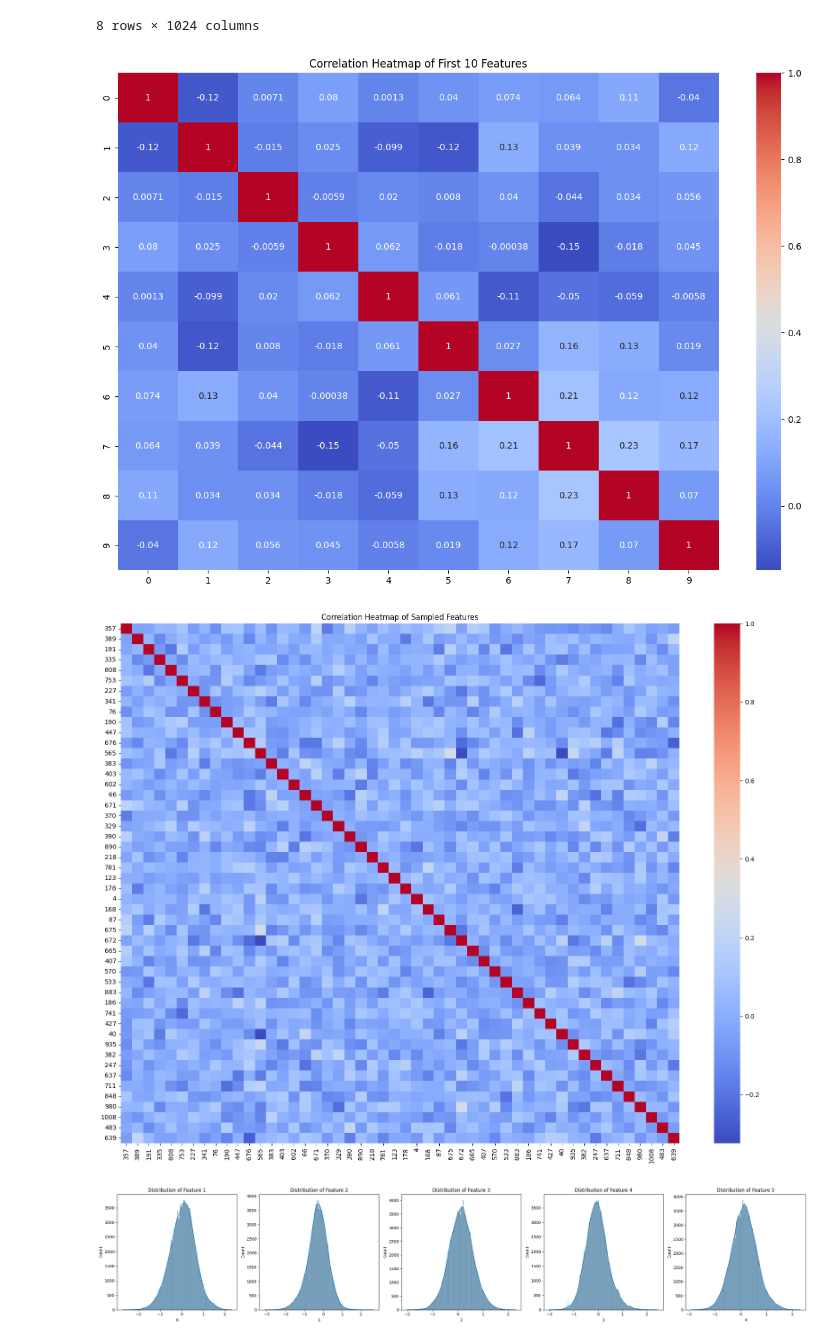
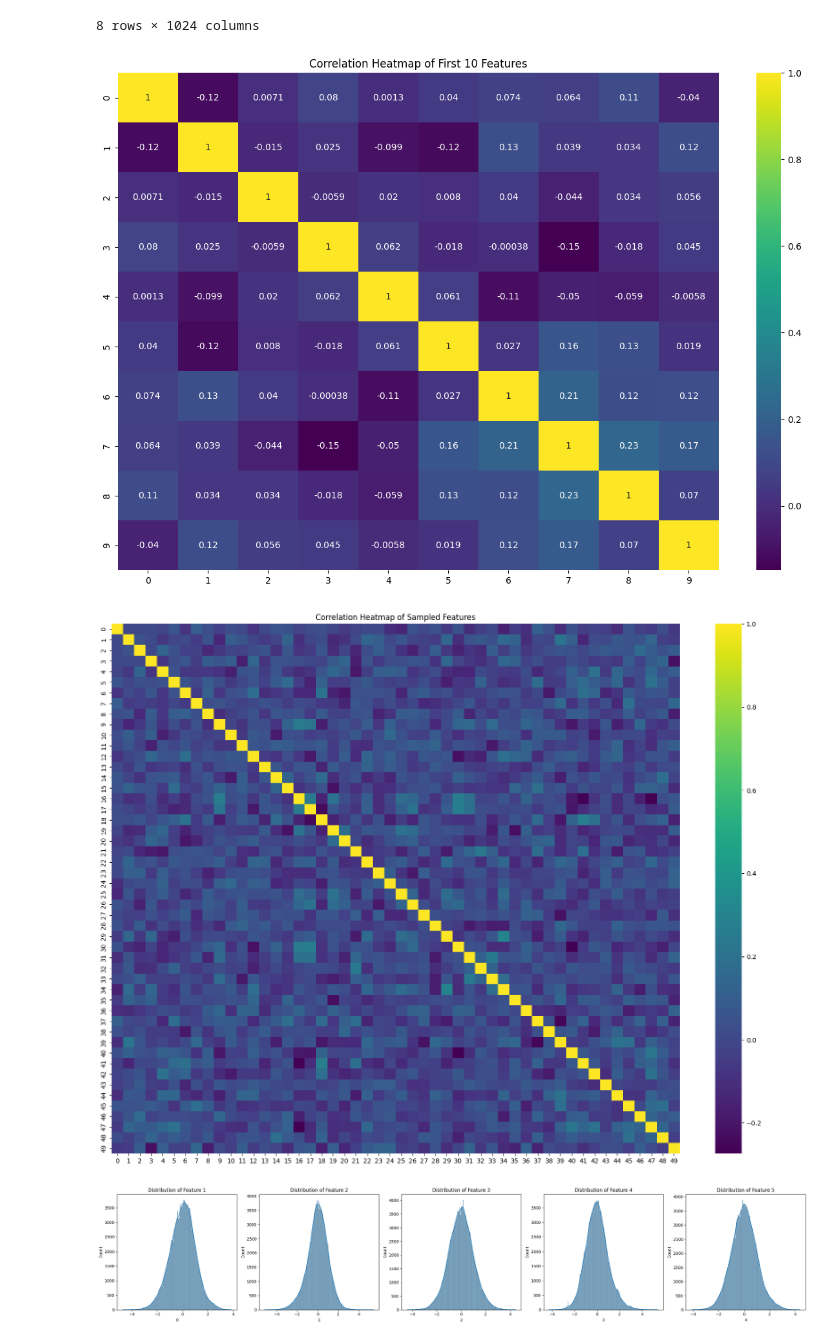
Before and after one commit to Heisenberg-2207/DA5401, a Jupyter notebook: Aniket/Project/scripts/main.ipynb, the cells around one changed output. Cells and saved outputs as stored; diff of their text form; code cells hidden in the pictures.

```diff
--- a/Aniket/Project/scripts/main.ipynb
+++ b/Aniket/Project/scripts/main.ipynb
@@ -56,6 +61,10 @@ mlb = MultiLabelBinarizer()
 label = mlb.fit_transform(df['labels'])
 data = df.drop('labels', axis=1)
 
+# Standardize the data
+scaler = StandardScaler()
+data_standardized = scaler.fit_transform(data)
+
 # Display the first 5 binarized labels
 print(label[:5])
 # %% [output]
@@ -82,23 +91,25 @@ data.describe()
 # %%
 # Heatmap of the first 10 features
 plt.figure(figsize=(15, 10))
-sns.heatmap(data.iloc[:, :10].corr(), annot=True, cmap='coolwarm')
+sns.heatmap(np.corrcoef(data_standardized[:, :10].T), annot=True, cmap='viridis')
 plt.title('Correlation Heatmap of First 10 Features')
 plt.show()
 # %% [output]
-[figure, old version]
+[figure, new version]
 # %%
 # Due to the large number of columns, we will sample a subset for visualization
-sampled_columns = data.sample(n=50, axis=1)  # Sample 50 columns for correlation plot
+num_columns = data_standardized.shape[1]
+sampled_indices = np.random.choice(num_columns, 50, replace=False)  # Sample 50 column indices
+sampled_columns = data_standardized[:, sampled_indices]  # Select the sampled columns
 
 # Compute the correlation matrix
-corr_matrix = sampled_columns.corr()
+corr_matrix = np.corrcoef(sampled_columns, rowvar=False)
 
 # Plot the heatmap
 plt.figure(figsize=(20, 15))
-sns.heatmap(corr_matrix, annot=False, cmap='coolwarm')
+sns.heatmap(corr_matrix, annot=False, cmap='viridis')
 plt.title('Correlation Heatmap of Sampled Features')
 plt.show()
 # %% [output]
-[figure, old version]
+[figure, new version]
 # %%
```
Also changed, not shown: parts of 9 cells of this notebook.
